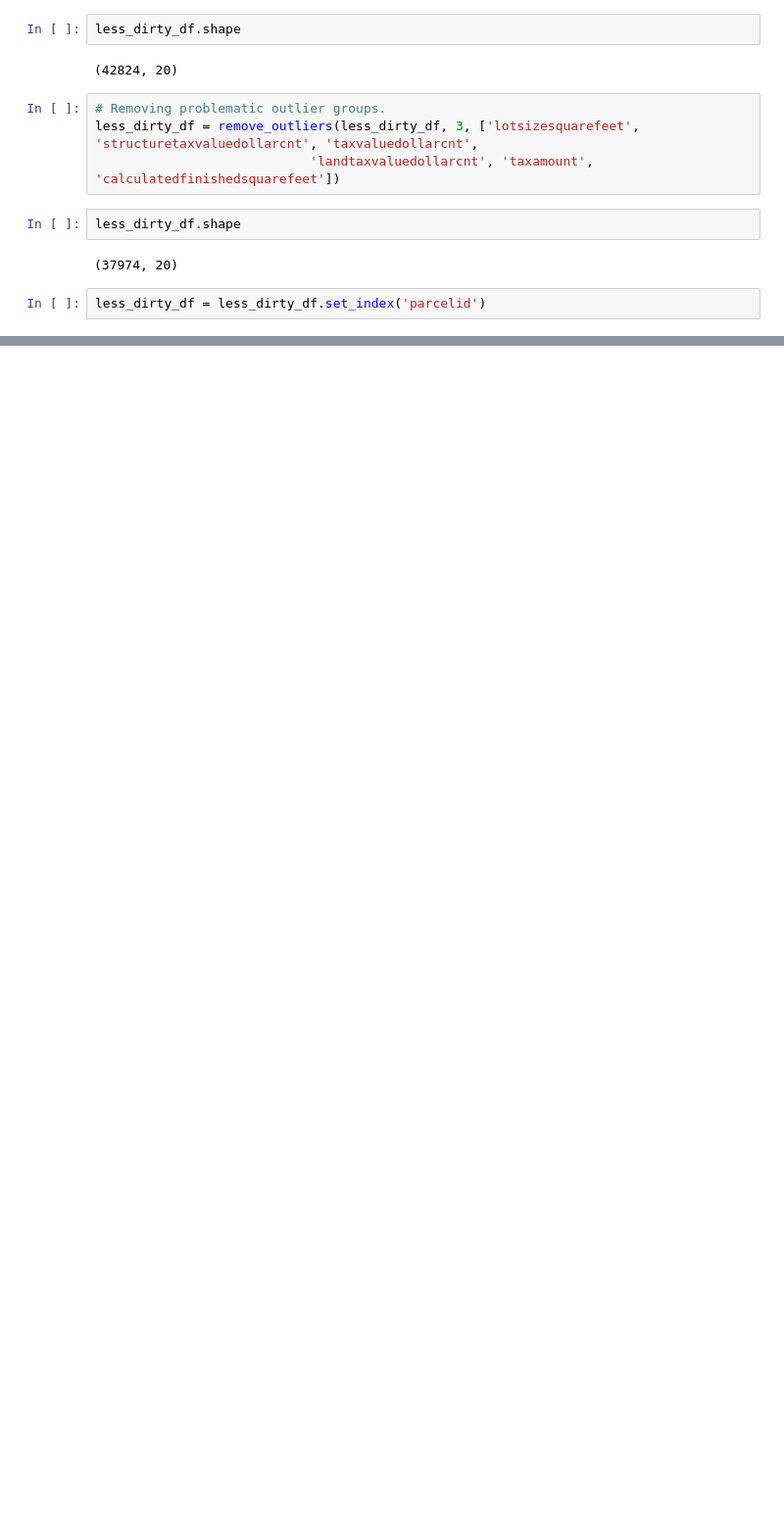
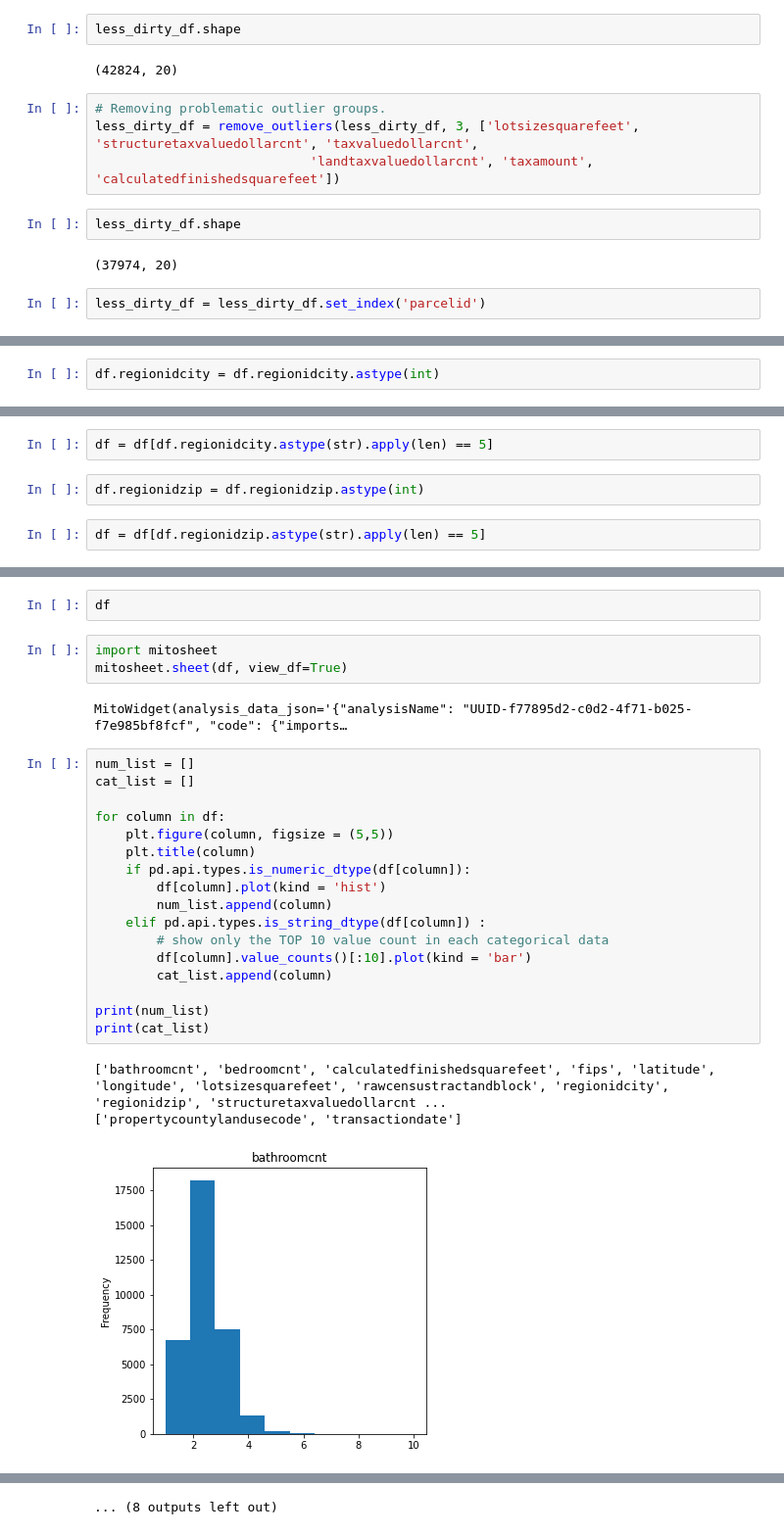
Before and after one commit to nicholas-dougherty/clustering-project, a Jupyter notebook: workbooks/acquire-prepare.ipynb, the cells around one changed output, grey strips where cells are left out. Shown: that part at 98% size. Saved outputs shown, nothing was run; the diff lists cells and outputs as text; blank space fills up the shorter version.

```diff
--- a/workbooks/acquire-prepare.ipynb
+++ b/workbooks/acquire-prepare.ipynb
@@ -468,0 +507,2 @@ less_dirty_df = less_dirty_df.set_index('parcelid')
+# %%
+df.regionidcity = df.regionidcity.astype(int)
@@ -468,0 +516,6 @@ less_dirty_df = less_dirty_df.set_index('parcelid')
+# %%
+df = df[df.regionidcity.astype(str).apply(len) == 5]
+# %%
+df.regionidzip = df.regionidzip.astype(int)
+# %%
+df = df[df.regionidzip.astype(str).apply(len) == 5]
@@ -468,0 +533,28 @@ less_dirty_df = less_dirty_df.set_index('parcelid')
+# %%
+df
+# %%
+import mitosheet
+mitosheet.sheet(df, view_df=True)
+# %% [output]
+MitoWidget(analysis_data_json='{"analysisName": "UUID-f77895d2-c0d2-4f71-b025-f7e985bf8fcf", "code": {"imports…
+# %%
+num_list = []
+cat_list = []
+
+for column in df:
+    plt.figure(column, figsize = (5,5))
+    plt.title(column)
+    if pd.api.types.is_numeric_dtype(df[column]):
+        df[column].plot(kind = 'hist')
+        num_list.append(column)
+    elif pd.api.types.is_string_dtype(df[column]) :
+        # show only the TOP 10 value count in each categorical data
+        df[column].value_counts()[:10].plot(kind = 'bar')
+        cat_list.append(column)
+
+print(num_list)
+print(cat_list)
+# %% [output]
+['bathroomcnt', 'bedroomcnt', 'calculatedfinishedsquarefeet', 'fips', 'latitude', 'longitude', 'lotsizesquarefeet', 'rawcensustractandblock', 'regionidcity', 'regionidzip', 'structuretaxvaluedollarcnt ...
+['propertycountylandusecode', 'transactiondate']
+[figure, added]
@@ -468,0 +571 @@ less_dirty_df = less_dirty_df.set_index('parcelid')
+... (8 outputs left out)
```
Also changed, not shown: parts of 8 cells of this notebook, 2 other files.
